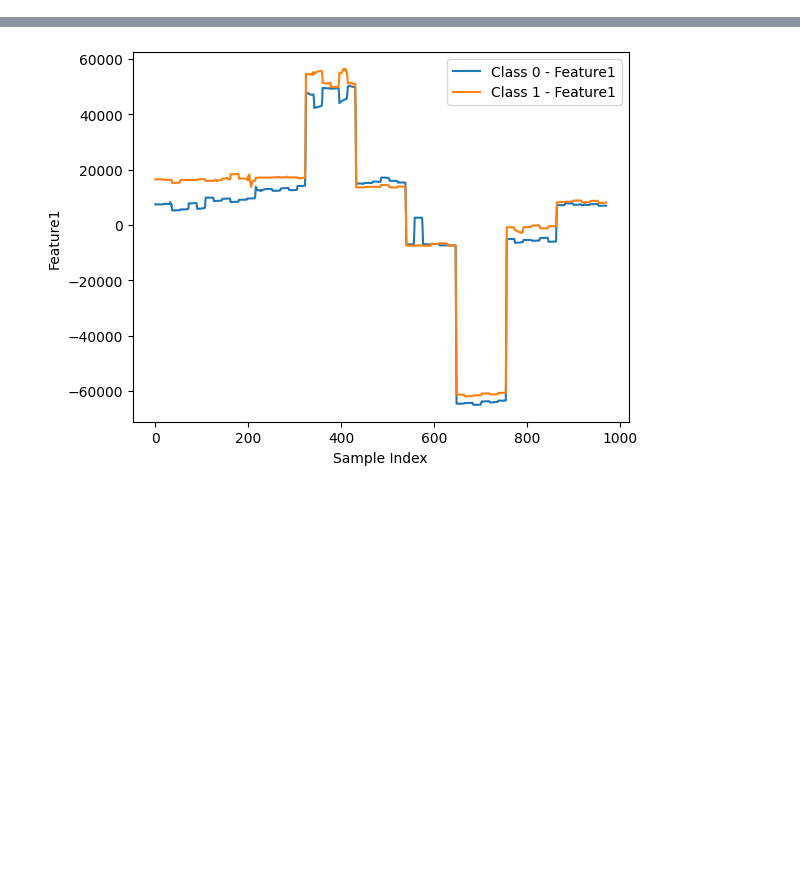
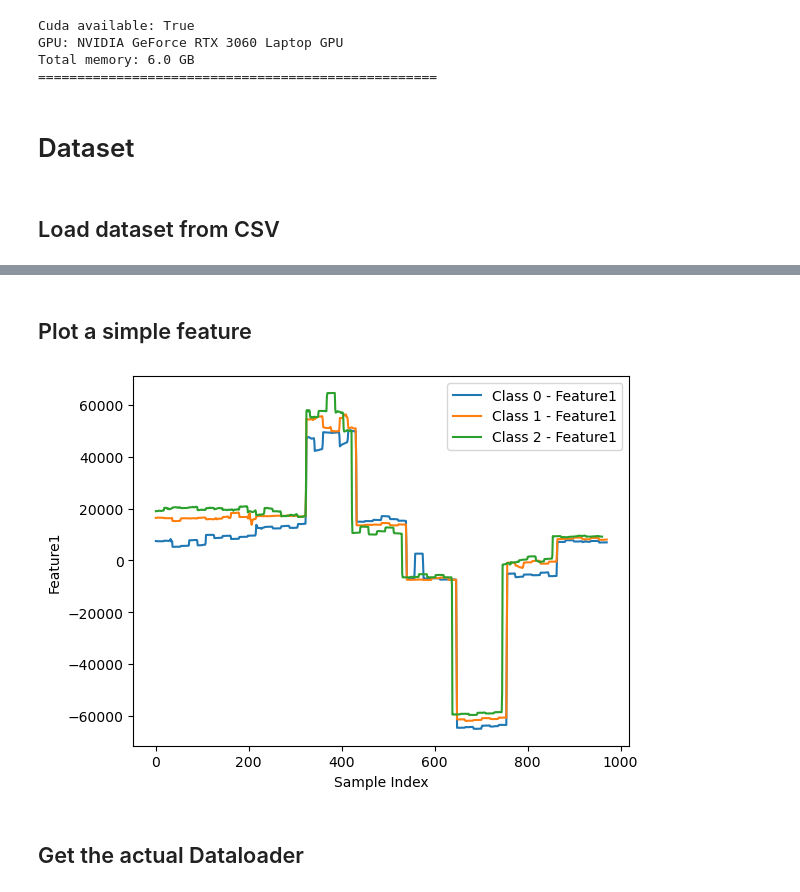
Before and after one commit to D-dolo/IET06-CVae, a Jupyter notebook: Implementation.ipynb, the cells around one changed output, grey strips where cells are left out. Saved outputs shown, nothing was run; the diff lists cells and outputs as text; code cells hidden in the pictures; blank space fills up the shorter version.

Commit message:
Few updates - Added a first sketch of VAE, add DataLoader and training phase
Signed-off-by: Gianmarco Scarano <gianmarcoscarano@gmail.com>

```diff
--- a/Implementation.ipynb
+++ b/Implementation.ipynb
@@ -4,3 +18,22 @@ import matplotlib.pyplot as plt
+# %%
+if(torch.cuda.is_available()):
+    device = torch.device("cuda")
+    print('Cuda available: {}'.format(torch.cuda.is_available()))
+    print("GPU: " + torch.cuda.get_device_name(torch.cuda.current_device()))
+    print("Total memory: {:.1f} GB".format((float(torch.cuda.get_device_properties(0).total_memory / (1024 ** 3)))))
+    print("===================================================")
+else:
+    device = torch.device("cpu")
+    print('Cuda not available, so using CPU. Please consider switching to a GPU runtime before running the notebook!')
+# %% [output]
+Cuda available: True
+GPU: NVIDIA GeForce RTX 3060 Laptop GPU
+Total memory: 6.0 GB
+===================================================
+# %% [markdown]
+# Dataset
+# %% [markdown]
+## Load dataset from CSV
 # %%
 # Pathfile of actual CSV dataset
 file_path = 'Dataset/Combined_features.csv'
@@ -23,21 +56,27 @@ Name: Class, dtype: float64
 |  | Feature1 | Feature2 | Feature3 | Feature4 | Feature5 | Feature6 | Feature7 | Feature8 | Feature9 | Feature10 |
 | 0 | 7493.390318 | 7.136456 | 7493.390318 | 478.029614 | 3.181524e+10 | 7.136456 | 478.502127 | 2.436395e+07 | 3.617252e+08 | 6.696118e+11 |
 | 1 | 7465.559631 | 6.832010 | 7465.559631 | 477.358359 | 3.178214e+10 | 6.832010 | 473.332925 | 2.373346e+07 | 3.518449e+08 | 6.688907e+11 |
+# %% [markdown]
+## Plot a simple feature
 # %%
 # Plotting example
 feature_column = 'Feature1'
 
 # Filter the DataFrame for rows where 'Class' is equal to 0
-class_0_data = df[df.iloc[:, -1] == 0]
+class_0_data = df[df.iloc[:, -1] == 0].reset_index(drop=True)
 class_1_data = df[df.iloc[:, -1] == 1].reset_index(drop=True)
+class_2_data = df[df.iloc[:, -1] == 2].reset_index(drop=True)
 
 # Plot the selected feature for class 0 and class 1 on the same plot
 plt.plot(class_0_data[feature_column], label=f'Class 0 - {feature_column}', linestyle='-')
 plt.plot(class_1_data[feature_column], label=f'Class 1 - {feature_column}', linestyle='-')
+plt.plot(class_2_data[feature_column], label=f'Class 2 - {feature_column}', linestyle='-')
 
 plt.xlabel('Sample Index')
 plt.ylabel(feature_column)
 plt.legend()
 plt.show()
 # %% [output]
-[figure, old version]
+[figure, new version]
+# %% [markdown]
+## Get the actual Dataloader
```
Also changed, not shown: parts of 11 cells of this notebook.
